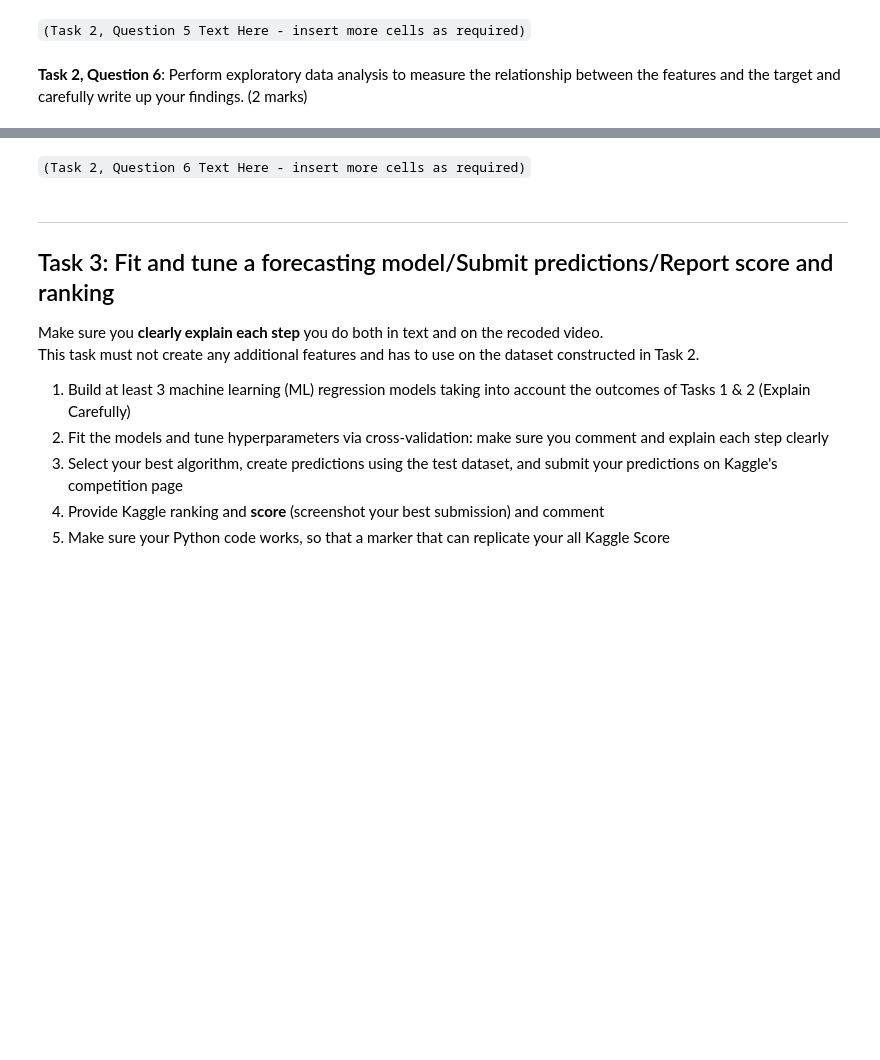
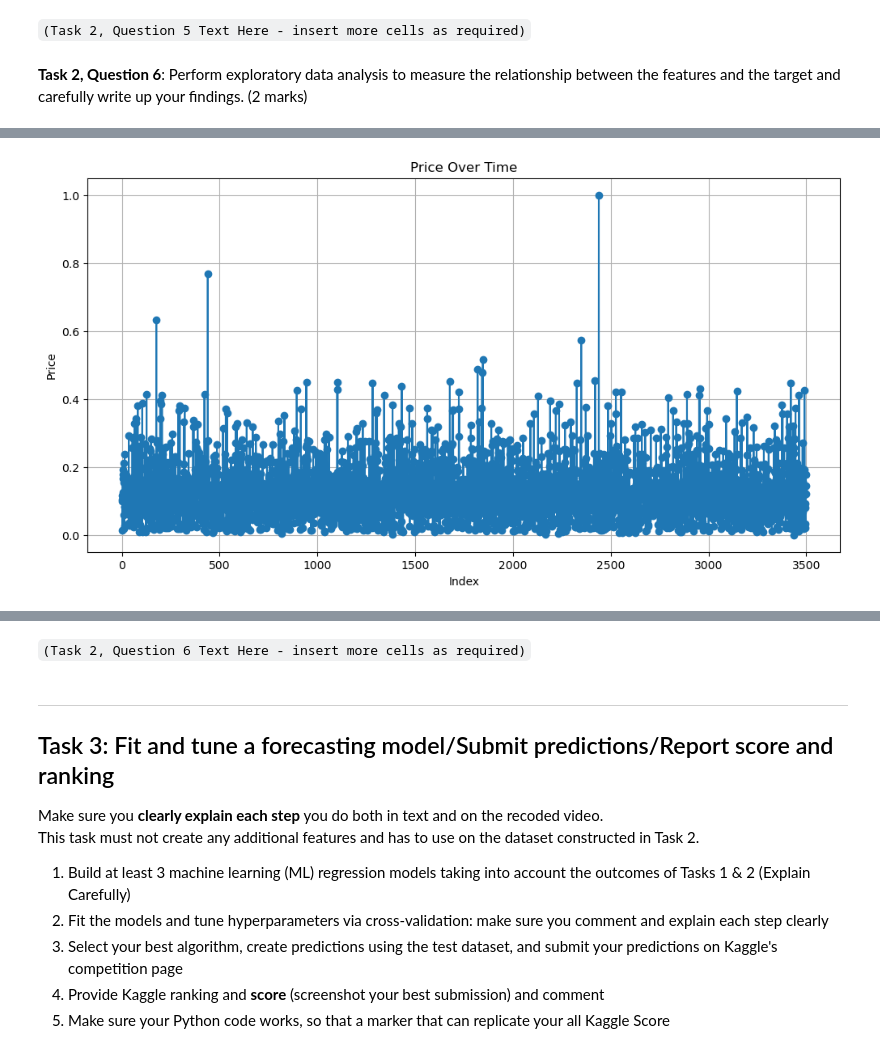
Before and after one commit to macRuslan/BUSA8001GroupProject, a Jupyter notebook: Group_Assignment_BUSA8001_PredictivePatrol.ipynb, the cells around one changed output, grey strips where cells are left out. Saved outputs shown, nothing was run; the diff lists cells and outputs as text; code cells hidden in the pictures; blank space fills up the shorter version.

```diff
--- a/Group_Assignment_BUSA8001_PredictivePatrol.ipynb
+++ b/Group_Assignment_BUSA8001_PredictivePatrol.ipynb
@@ -165,0 +391,13 @@ Total Marks: 12
+# %%
+import matplotlib.pyplot as plt
+
+# Assuming 'price' is your target variable
+plt.figure(figsize=(12, 6))
+plt.plot(train_data.index, train_data['price'], marker='o', linestyle='-')
+plt.title('Price Over Time')
+plt.xlabel('Index')
+plt.ylabel('Price')
+plt.grid(True)
+plt.show()
+# %% [output]
+[figure, added]
```
Also changed, not shown: parts of 26 cells of this notebook, 1 other file.
